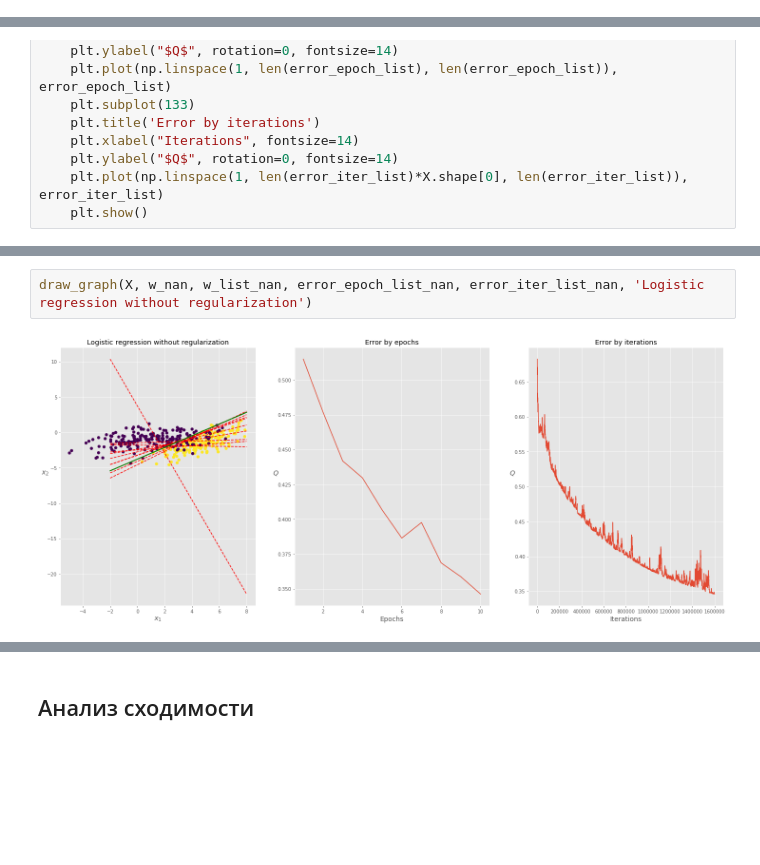
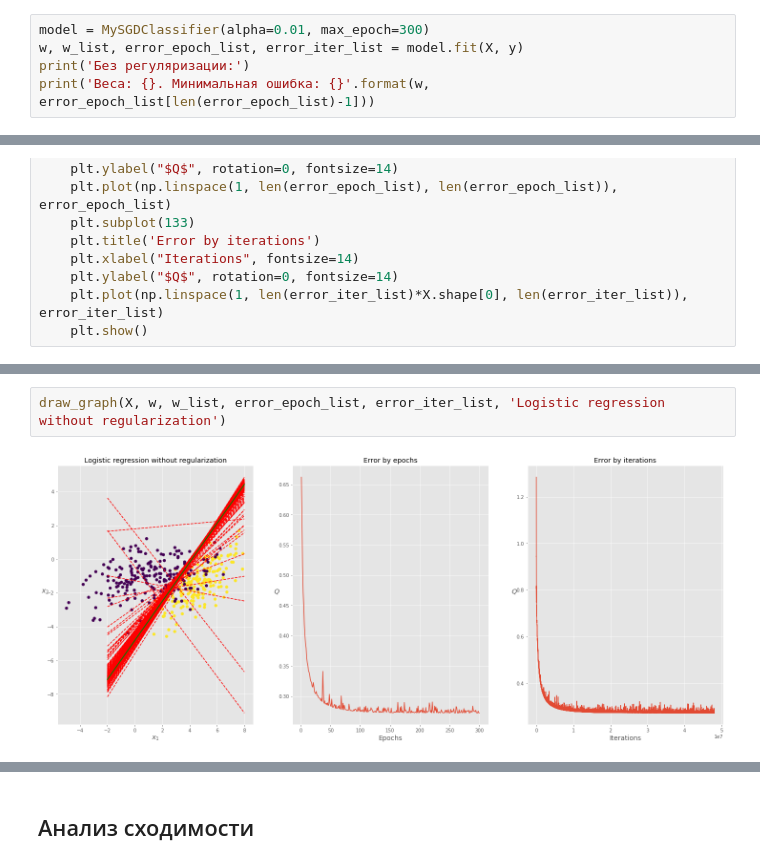
Before and after one commit to ahterov/OTUS, a Jupyter notebook: HW3/homework.ipynb, the cells around one changed output, grey strips where cells are left out. Drawn from its saved outputs; the diff is of its cells as text; blank space fills up the shorter version.

```diff
--- a/HW3/homework.ipynb
+++ b/HW3/homework.ipynb
@@ -164,0 +135,5 @@ array([[ 5.10023581, -2.69111611,  1.        ],
+# %%
+model = MySGDClassifier(alpha=0.01, max_epoch=300)
+w, w_list, error_epoch_list, error_iter_list = model.fit(X, y)
+print('Без регуляризации:')
+print('Веса: {}. Минимальная ошибка: {}'.format(w, error_epoch_list[len(error_epoch_list)-1]))
@@ -260,7 +185,7 @@ print('Веса: {}. Минимальная ошибка: {}'.format(w_L1, error
 # %%
-draw_graph(X, w_nan, w_list_nan, error_epoch_list_nan, error_iter_list_nan, 'Logistic regression without regularization')
+draw_graph(X, w, w_list, error_epoch_list, error_iter_list, 'Logistic regression without regularization')
 # %% [output]
-[figure, old version]
+[figure, new version]
 # %%
 draw_graph(X, w_L2, w_list_L2, error_epoch_list_L2, error_iter_list_L2, 'Logistic regression with L2 regularization')
 # %% [output]
```
Also changed, not shown: parts of 16 cells of this notebook.
